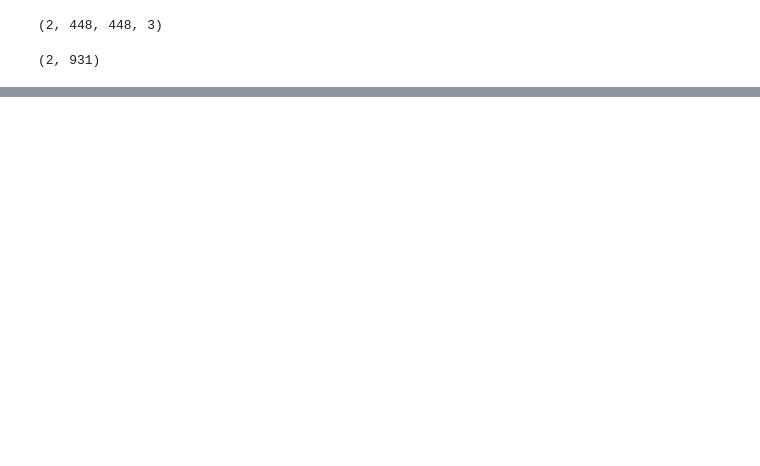
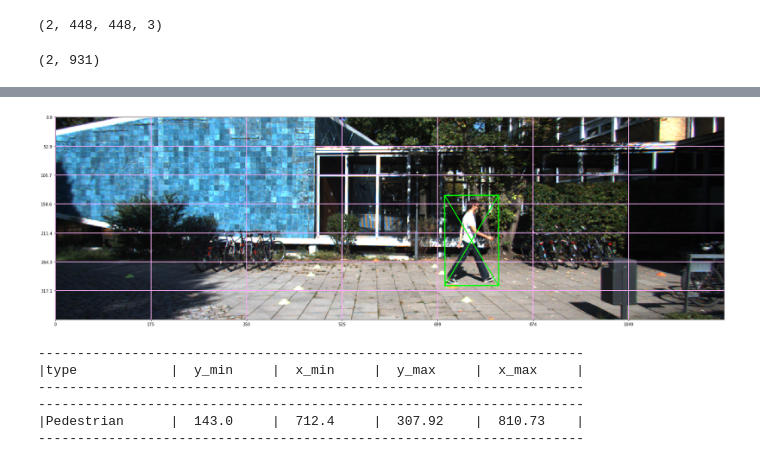
Before and after one commit to LucasVandroux/Kitti_YOLO_tf, a Jupyter notebook: YOLO_TF_notebook.ipynb, the cells around one changed output, grey strips where cells are left out. Drawn from its saved outputs; the diff is of its cells as text; code cells hidden in the pictures; blank space fills up the shorter version.

Commit message:
First part to get the label in the right format is done

```diff
--- a/YOLO_TF_notebook.ipynb
+++ b/YOLO_TF_notebook.ipynb
@@ -187,3 +263,13 @@ result.shape
+# %%
+display_im(image, labels, display_axis=True, num_cell_grid = 7)
+# %% [output]
+[figure, added]
+----------------------------------------------------------------------
+|type            |  y_min     |  x_min     |  y_max     |  x_max     |
+----------------------------------------------------------------------
+----------------------------------------------------------------------
+|Pedestrian      |  143.0     |  712.4     |  307.92    |  810.73    |
+----------------------------------------------------------------------
 # %% [markdown]
 ## Loss Function
 ![The YOLO Loss Function](doc_img/YOLO_loss_function.png)
```
Also changed, not shown: parts of 4 cells of this notebook.
